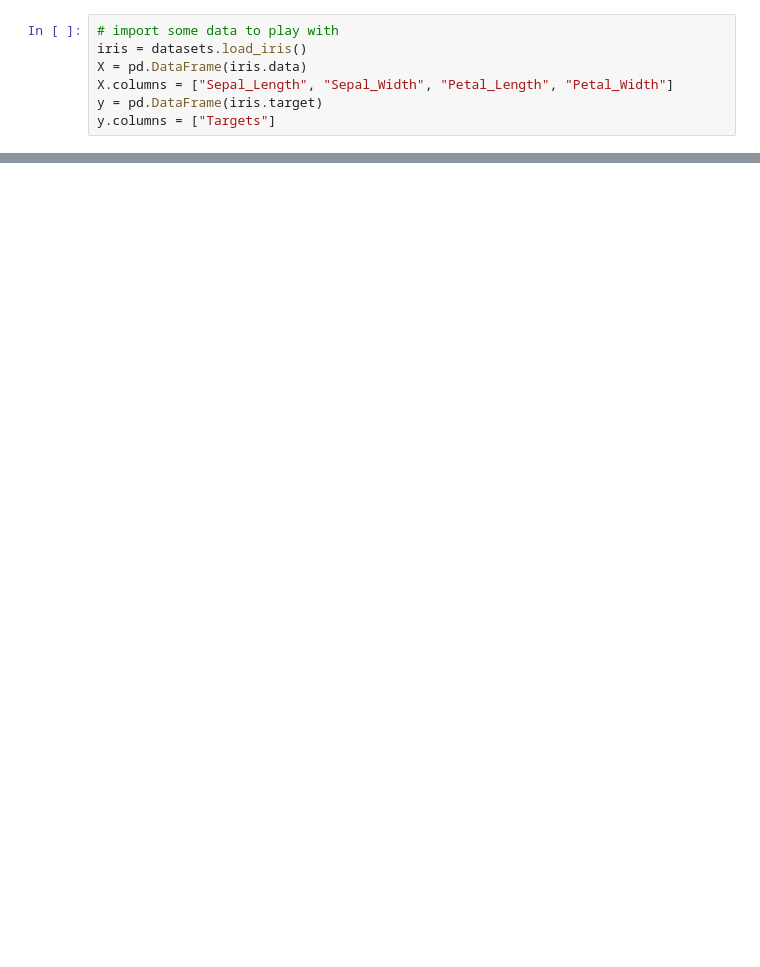
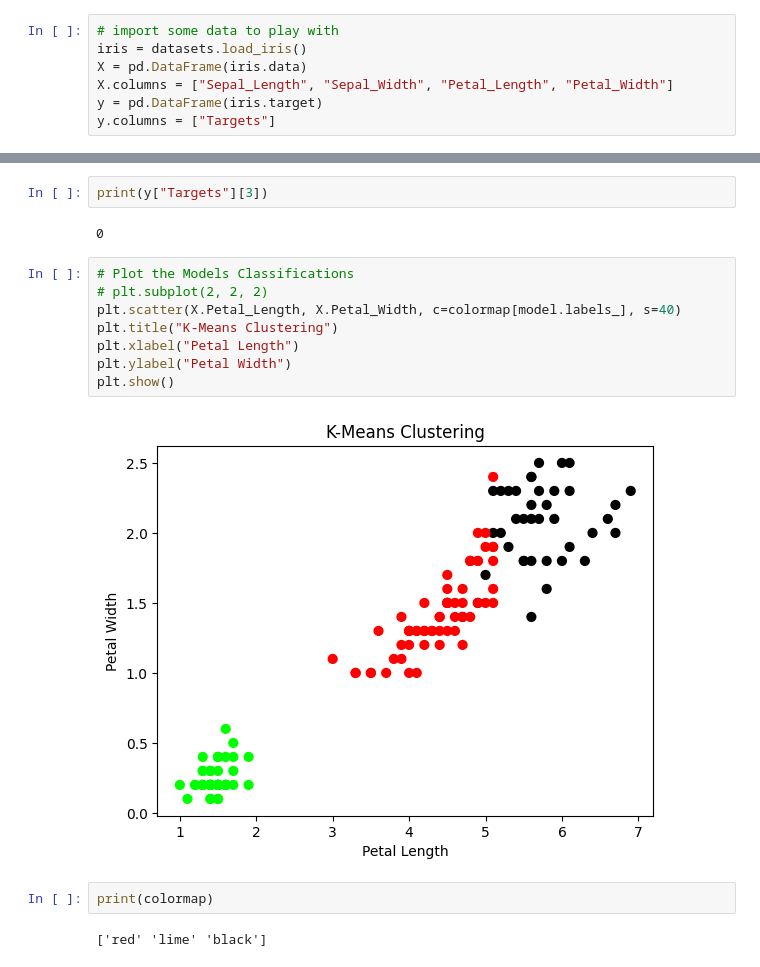
Before and after one commit to harsha-bharadwaj100/Machine-Learning-v1, a Jupyter notebook: Practice/KMeansEM.ipynb, the cells around one changed output, grey strips where cells are left out. Cells and saved outputs as stored; diff of their text form; blank space fills up the shorter version.

```diff
--- a/Practice/KMeansEM.ipynb
+++ b/Practice/KMeansEM.ipynb
@@ -34,0 +62,18 @@ plt.show()
+# %%
+print(y["Targets"][3])
+# %% [output]
+0
+# %%
+# Plot the Models Classifications
+# plt.subplot(2, 2, 2)
+plt.scatter(X.Petal_Length, X.Petal_Width, c=colormap[model.labels_], s=40)
+plt.title("K-Means Clustering")
+plt.xlabel("Petal Length")
+plt.ylabel("Petal Width")
+plt.show()
+# %% [output]
+[figure, added]
+# %%
+print(colormap)
+# %% [output]
+['red' 'lime' 'black']
```
Also changed, not shown: parts of 12 cells of this notebook, 8 other files.
